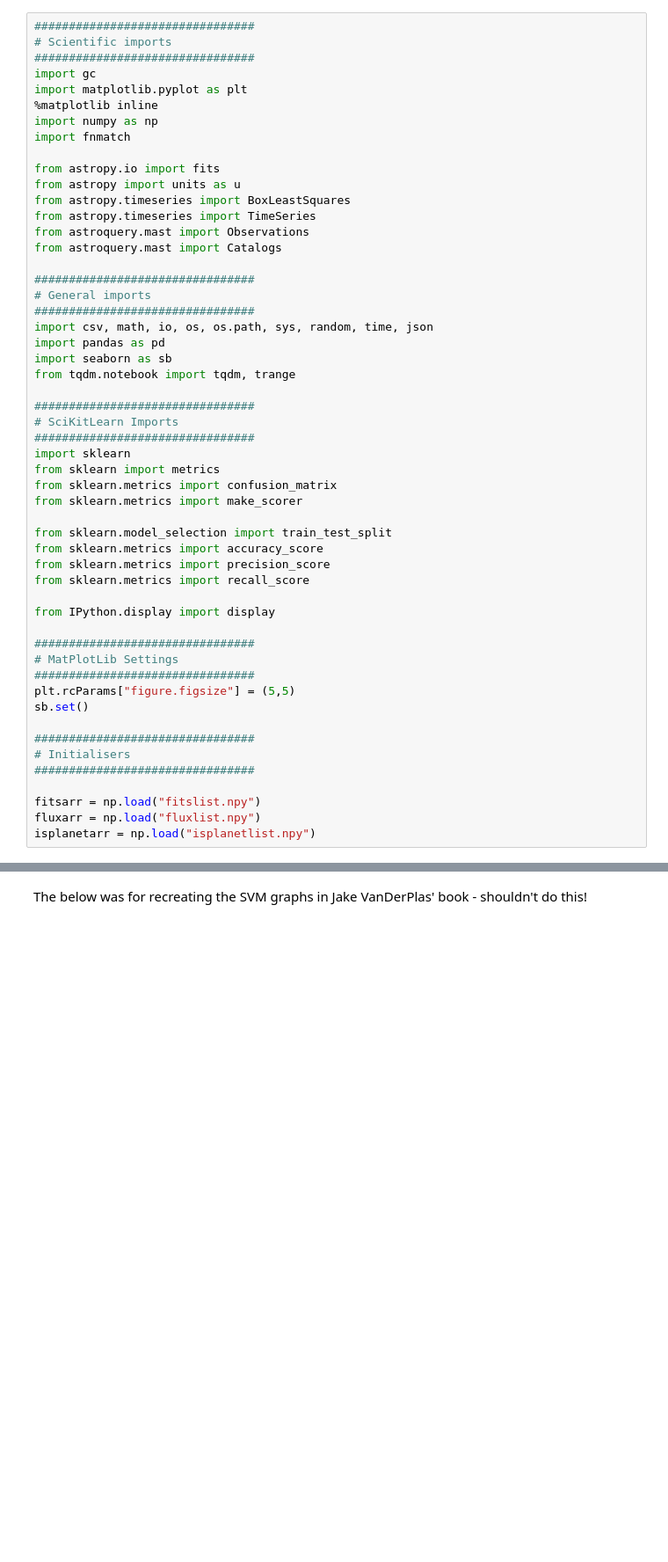
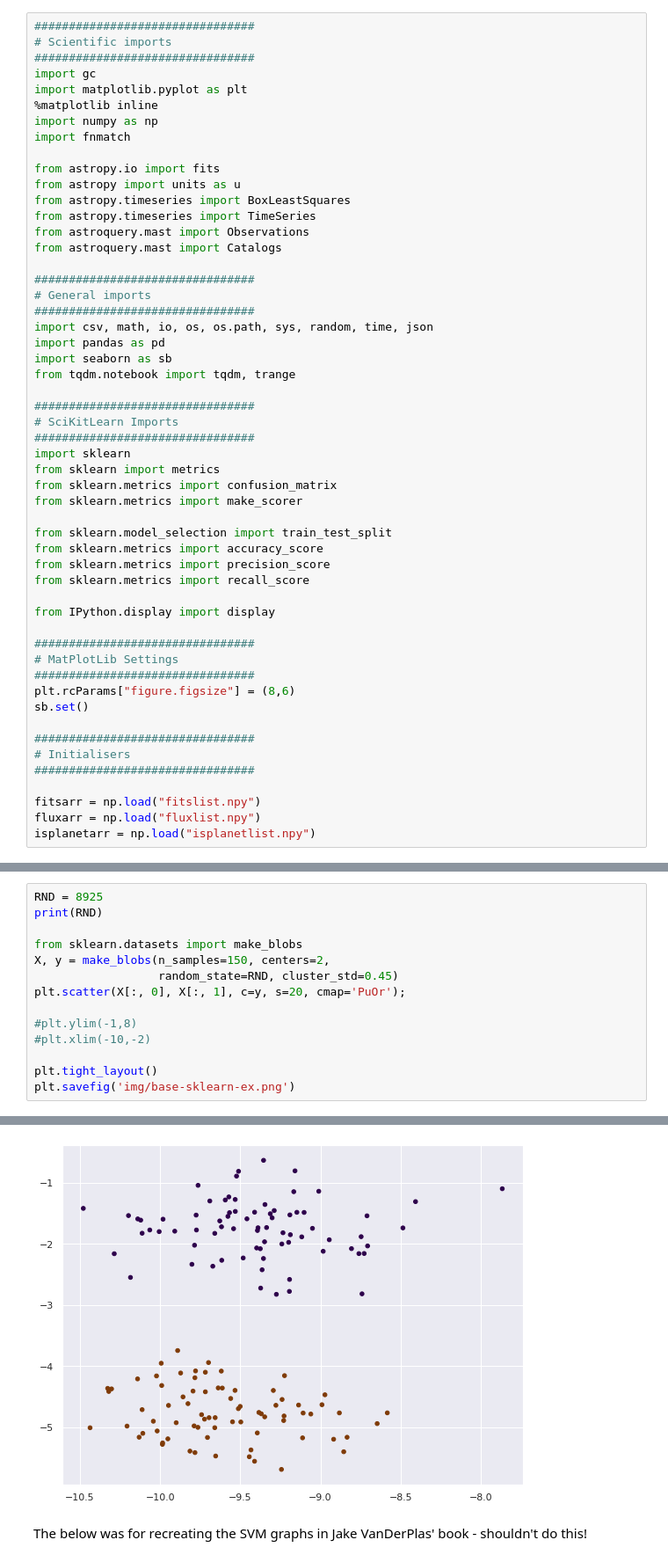
Before and after one commit to jdowzell/Thesis, a Jupyter notebook: 20210812 - GRAPHS.ipynb, the cells around one changed output, grey strips where cells are left out. Shown at 88% size. Drawn from its saved outputs; the diff is of its cells as text; blank space fills up the shorter version.

```diff
--- a/20210812 - GRAPHS.ipynb
+++ b/20210812 - GRAPHS.ipynb
@@ -41,7 +41,7 @@ from IPython.display import display
 ################################
 # MatPlotLib Settings
 ################################
-plt.rcParams["figure.figsize"] = (5,5)
+plt.rcParams["figure.figsize"] = (8,6)
 sb.set()
 
 ################################
@@ -93,0 +96,15 @@ def DrawLC(fitsFile=-1):
+# %%
+RND = 8925
+print(RND)
+
+from sklearn.datasets import make_blobs
+X, y = make_blobs(n_samples=150, centers=2,
+                  random_state=RND, cluster_std=0.45)
+plt.scatter(X[:, 0], X[:, 1], c=y, s=20, cmap='PuOr');
+
+#plt.ylim(-1,8)
+#plt.xlim(-10,-2)
+
+plt.tight_layout()
+plt.savefig('img/base-sklearn-ex.png')
+# %% [output]
@@ -94,3 +112,4 @@ def DrawLC(fitsFile=-1):
+[figure, added]
 # %% [markdown]
 The below was for recreating the SVM graphs in Jake VanDerPlas' book - shouldn't do this!
 # %%
```
Also changed, not shown: parts of 7 cells of this notebook, 19 other files.
